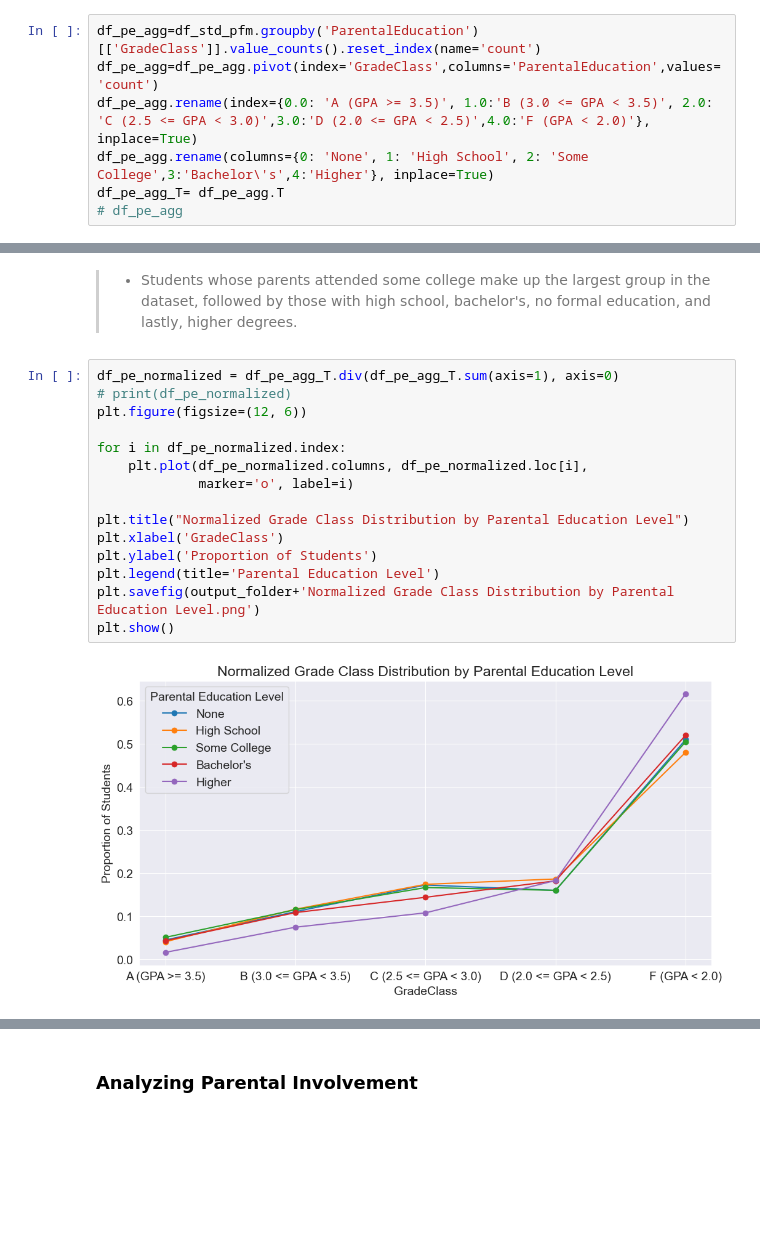
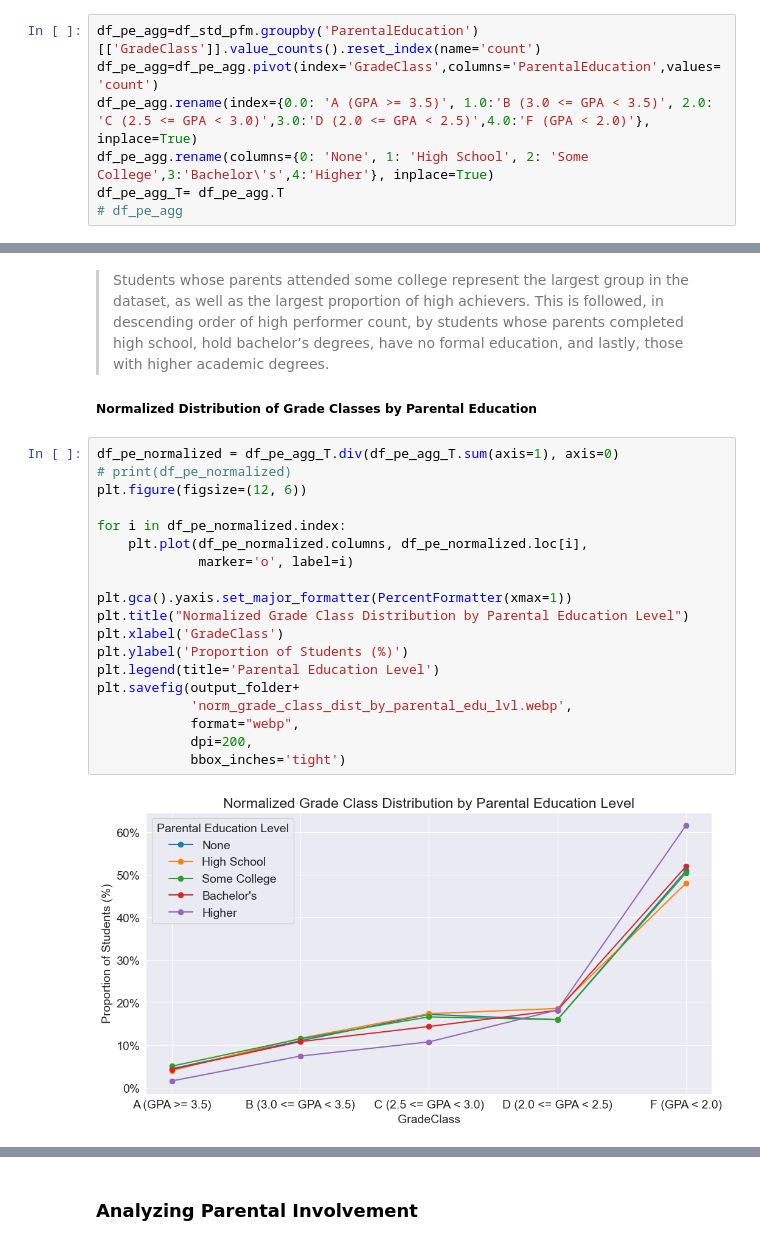
Before and after one commit to T-Naing/Jupyter, a Jupyter notebook: EDA_student_performance/EDA_student_performance.ipynb, the cells around one changed output, grey strips where cells are left out. Drawn from its saved outputs; the diff is of its cells as text; blank space fills up the shorter version.

```diff
--- a/EDA_student_performance/EDA_student_performance.ipynb
+++ b/EDA_student_performance/EDA_student_performance.ipynb
@@ -708,22 +754,28 @@ plt.savefig(output_folder+'Stacked Grade Class Distribution by Parental Educatio
 # %% [output]
 [figure]
 # %% [markdown]
->- Students whose parents attended some college make up the largest group in the dataset, followed by those with high school, bachelor's, no formal education, and lastly, higher degrees.
+>Students whose parents attended some college represent the largest group in the dataset, as well as the largest proportion of high achievers. This is followed, in descending order of high performer count, by students whose parents completed high school, hold bachelor’s degrees, have no formal education, and lastly, those with higher academic degrees.
+
+##### Normalized Distribution of Grade Classes by Parental Education
 # %%
 df_pe_normalized = df_pe_agg_T.div(df_pe_agg_T.sum(axis=1), axis=0)
 # print(df_pe_normalized)
 plt.figure(figsize=(12, 6))
 
 for i in df_pe_normalized.index:
     plt.plot(df_pe_normalized.columns, df_pe_normalized.loc[i],
              marker='o', label=i)
 
+plt.gca().yaxis.set_major_formatter(PercentFormatter(xmax=1))
 plt.title("Normalized Grade Class Distribution by Parental Education Level")
 plt.xlabel('GradeClass')
-plt.ylabel('Proportion of Students')
+plt.ylabel('Proportion of Students (%)')
 plt.legend(title='Parental Education Level')
-plt.savefig(output_folder+'Normalized Grade Class Distribution by Parental Education Level.png')
-plt.show()
+plt.savefig(output_folder+
+            'norm_grade_class_dist_by_parental_edu_lvl.webp',
+            format="webp",
+            dpi=200,
+            bbox_inches='tight')
 # %% [output]
-[figure, old version]
+[figure, new version]
 # %% [markdown]
```
Also changed, not shown: parts of 37 cells of this notebook, 30 other files.
